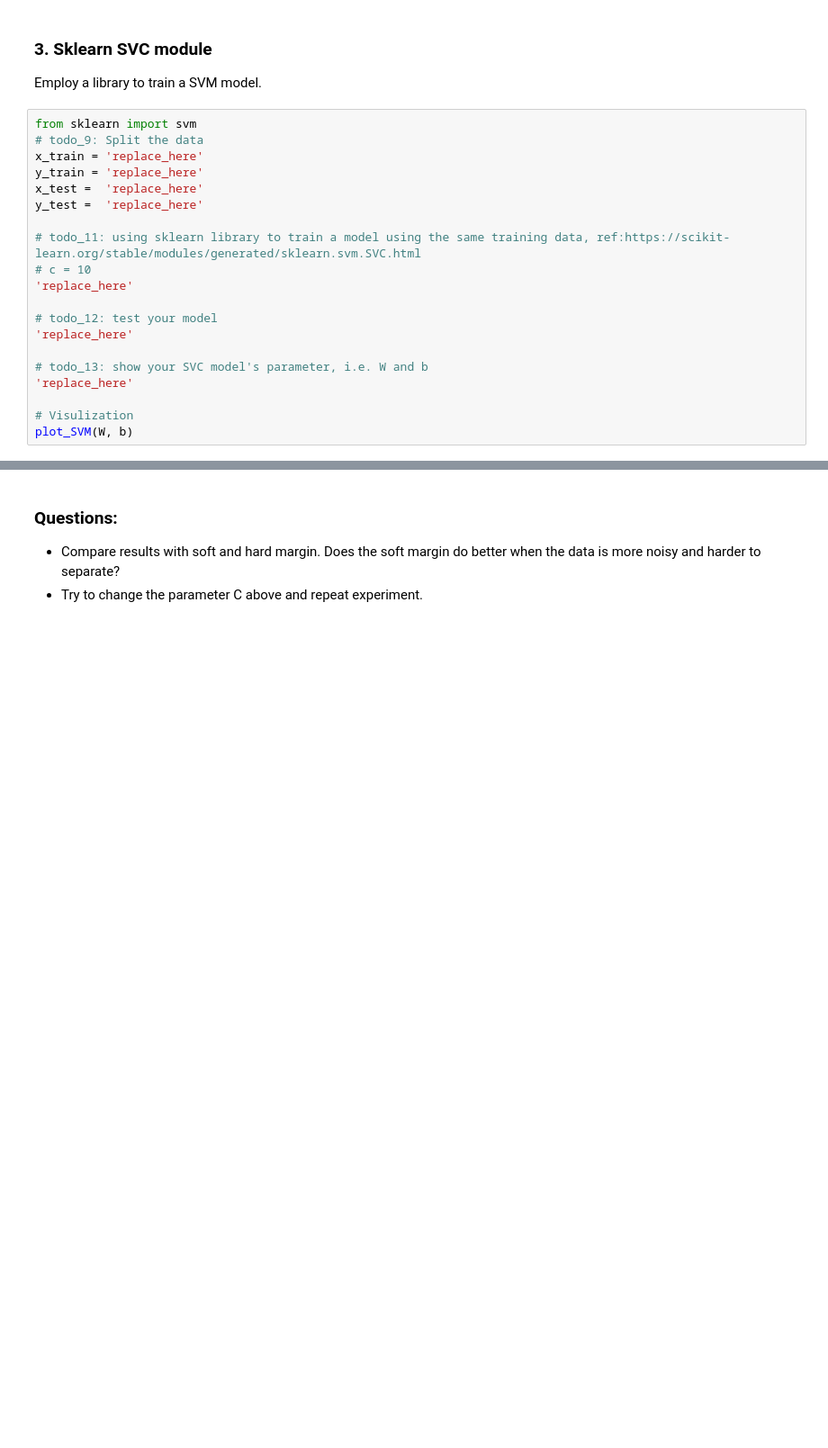
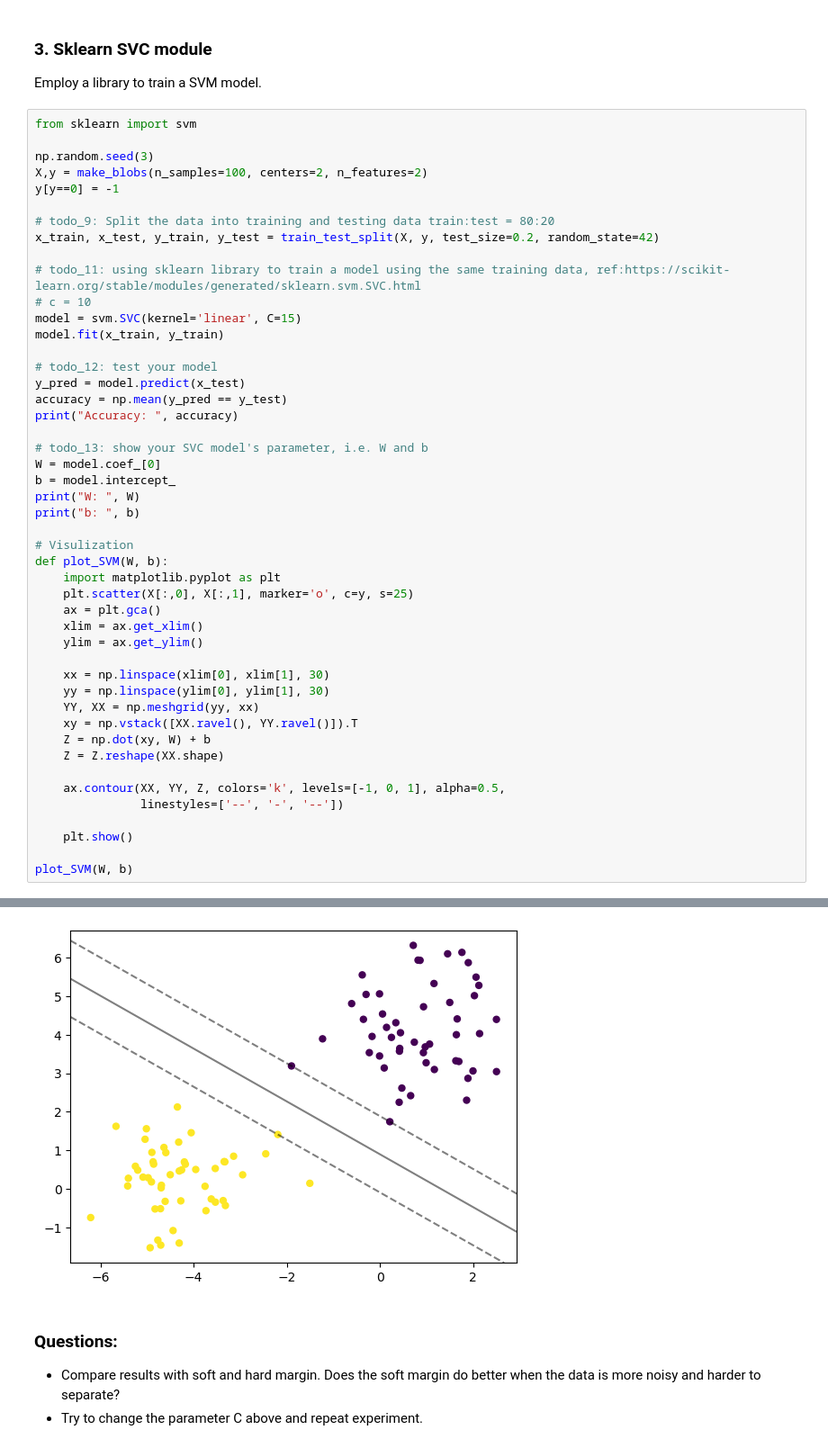
Before and after one commit to ZuxingGit/ISML, a Jupyter notebook: workshop/ISML_Workshop2.ipynb, the cells around one changed output, grey strips where cells are left out. Shown at 90% size. Drawn from its saved outputs; the diff is of its cells as text; blank space fills up the shorter version.

```diff
--- a/workshop/ISML_Workshop2.ipynb
+++ b/workshop/ISML_Workshop2.ipynb
@@ -149,21 +179,49 @@ plot_SVM(W,b)
 Employ a library to train a SVM model.
 # %%
 from sklearn import svm
-# todo_9: Split the data
-x_train = 'replace_here'
-y_train = 'replace_here'
-x_test =  'replace_here'
-y_test =  'replace_here'
+
+np.random.seed(3)
+X,y = make_blobs(n_samples=100, centers=2, n_features=2)
+y[y==0] = -1
+
+# todo_9: Split the data into training and testing data train:test = 80:20
+x_train, x_test, y_train, y_test = train_test_split(X, y, test_size=0.2, random_state=42)
 
 # todo_11: using sklearn library to train a model using the same training data, ref:https://scikit-learn.org/stable/modules/generated/sklearn.svm.SVC.html
 # c = 10
-'replace_here'
+model = svm.SVC(kernel='linear', C=15)
+model.fit(x_train, y_train)
 
 # todo_12: test your model
-'replace_here'
+y_pred = model.predict(x_test)
+accuracy = np.mean(y_pred == y_test)
+print("Accuracy: ", accuracy)
 
 # todo_13: show your SVC model's parameter, i.e. W and b
-'replace_here'
+W = model.coef_[0]
+b = model.intercept_
+print("W: ", W)
+print("b: ", b)
 
 # Visulization
+def plot_SVM(W, b):
+    import matplotlib.pyplot as plt
+    plt.scatter(X[:,0], X[:,1], marker='o', c=y, s=25)
+    ax = plt.gca()
+    xlim = ax.get_xlim()
+    ylim = ax.get_ylim()
+
+    xx = np.linspace(xlim[0], xlim[1], 30)
+    yy = np.linspace(ylim[0], ylim[1], 30)
+    YY, XX = np.meshgrid(yy, xx)
+    xy = np.vstack([XX.ravel(), YY.ravel()]).T
+    Z = np.dot(xy, W) + b
+    Z = Z.reshape(XX.shape)
+
+    ax.contour(XX, YY, Z, colors='k', levels=[-1, 0, 1], alpha=0.5,
+               linestyles=['--', '-', '--'])
+
+    plt.show()
+
 plot_SVM(W, b)
+# %% [output]
@@ -170,3 +231,4 @@ plot_SVM(W, b)
+[figure, added]
 # %% [markdown]
 ### Questions:
 - Compare results with soft and hard margin. Does the soft margin do better when the data is more noisy and harder to separate?
```
Also changed, not shown: parts of 7 cells of this notebook.
